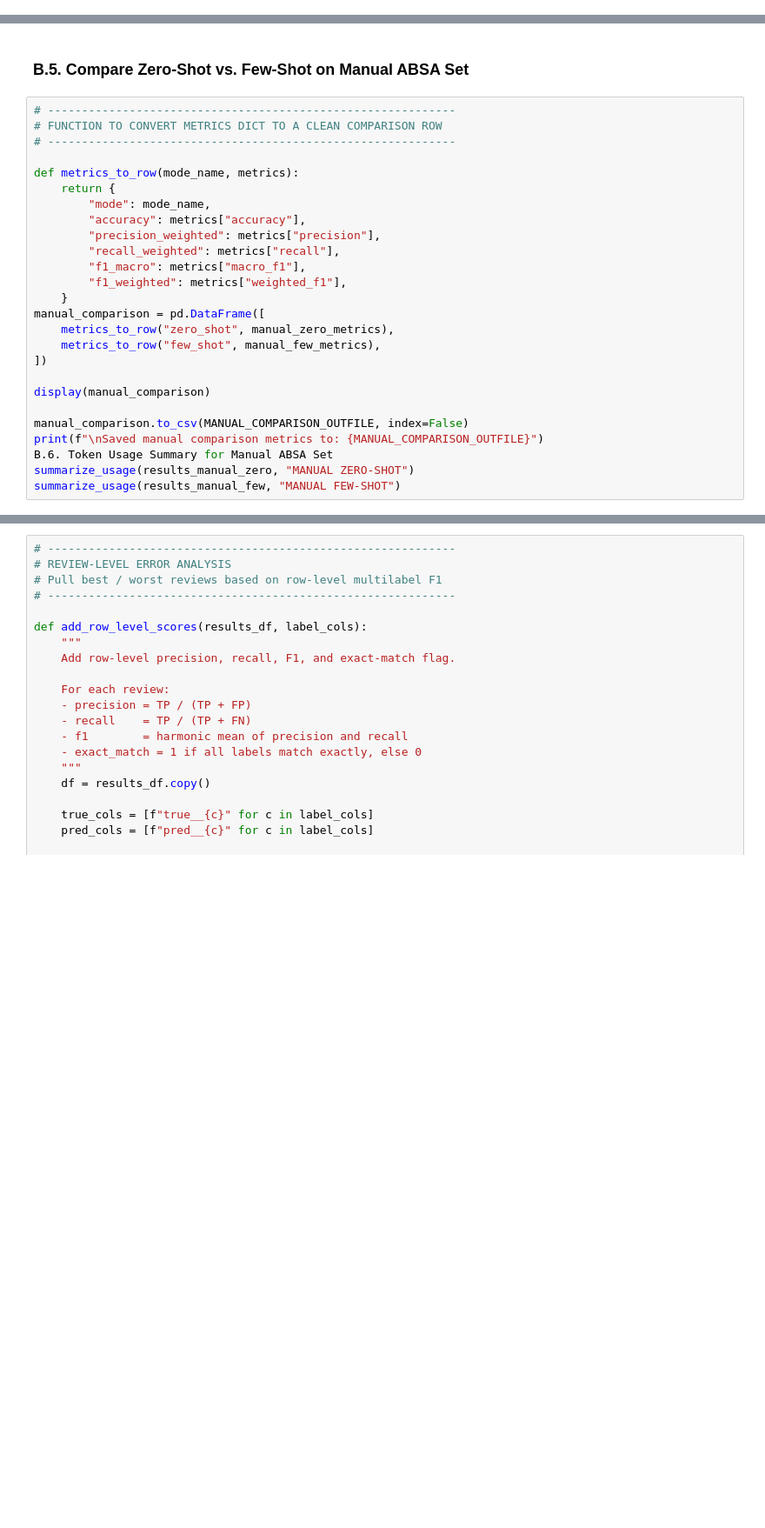
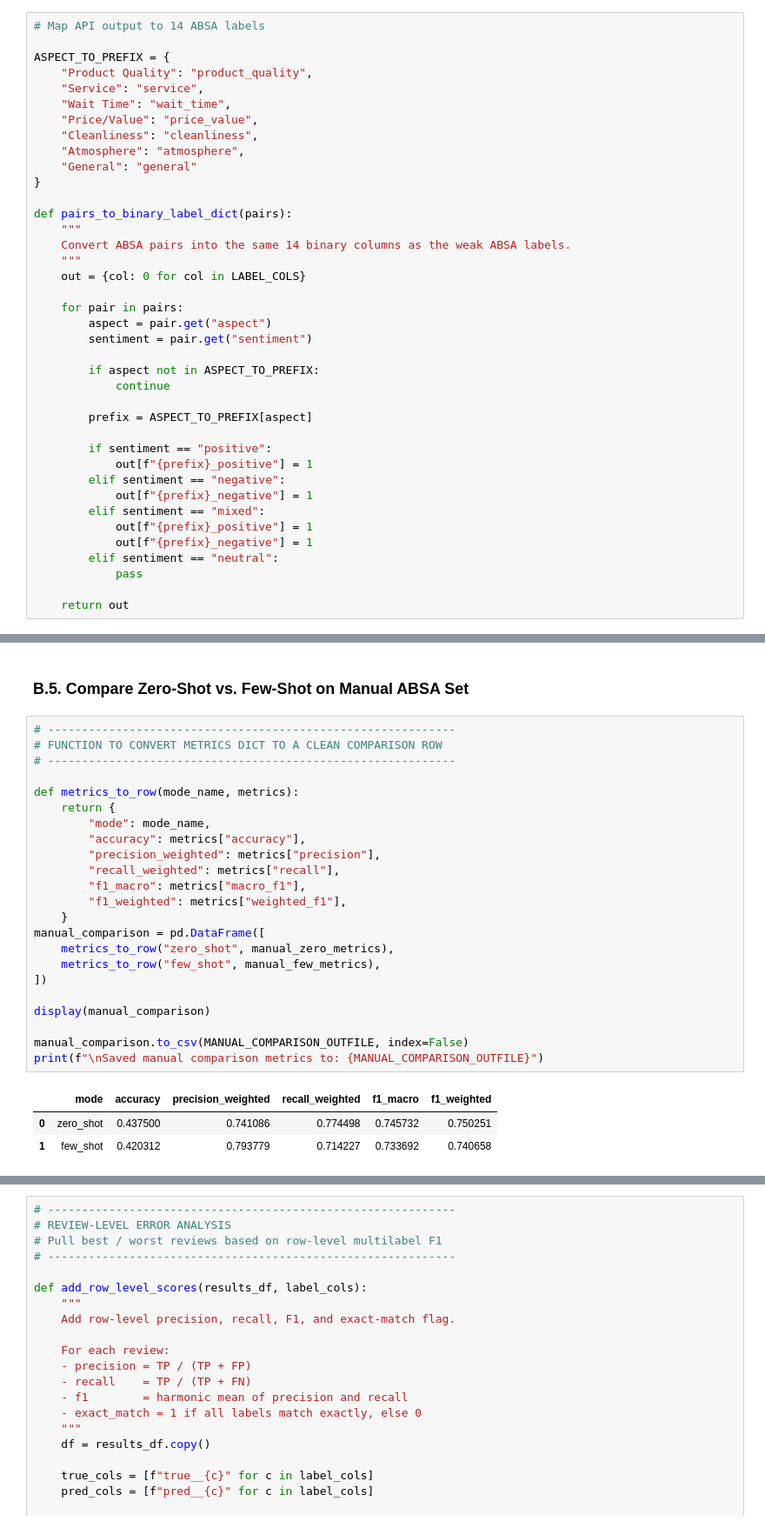
Before and after one commit to zmosDS/google_review_insights, a Jupyter notebook: notebooks/07b_model_llm_prompt_man.ipynb, the cells around one changed output, grey strips where cells are left out. Shown at 87% size. Drawn from its saved outputs; the diff is of its cells as text; blank space fills up the shorter version.

```diff
--- a/notebooks/07b_model_llm_prompt_man.ipynb
+++ b/notebooks/07b_model_llm_prompt_man.ipynb
@@ -316,0 +613,39 @@ display(df_manual_eval.head(3))
+# %%
+# Map API output to 14 ABSA labels
+
+ASPECT_TO_PREFIX = {
+    "Product Quality": "product_quality",
+    "Service": "service",
+    "Wait Time": "wait_time",
+    "Price/Value": "price_value",
+    "Cleanliness": "cleanliness",
+    "Atmosphere": "atmosphere",
+    "General": "general"
+}
+
+def pairs_to_binary_label_dict(pairs):
+    """
+    Convert ABSA pairs into the same 14 binary columns as the weak ABSA labels.
+    """
+    out = {col: 0 for col in LABEL_COLS}
+
+    for pair in pairs:
+        aspect = pair.get("aspect")
+        sentiment = pair.get("sentiment")
+
+        if aspect not in ASPECT_TO_PREFIX:
+            continue
+
+        prefix = ASPECT_TO_PREFIX[aspect]
+
+        if sentiment == "positive":
+            out[f"{prefix}_positive"] = 1
+        elif sentiment == "negative":
+            out[f"{prefix}_negative"] = 1
+        elif sentiment == "mixed":
+            out[f"{prefix}_positive"] = 1
+            out[f"{prefix}_negative"] = 1
+        elif sentiment == "neutral":
+            pass
+
+    return out
@@ -354,26 +848,27 @@ print_multilabel_results("MANUAL ABSA FEW-SHOT METRICS", manual_few_metrics)
 # %%
 # ------------------------------------------------------------
 # FUNCTION TO CONVERT METRICS DICT TO A CLEAN COMPARISON ROW
 # ------------------------------------------------------------
 
 def metrics_to_row(mode_name, metrics):
     return {
         "mode": mode_name,
         "accuracy": metrics["accuracy"],
         "precision_weighted": metrics["precision"],
         "recall_weighted": metrics["recall"],
         "f1_macro": metrics["macro_f1"],
         "f1_weighted": metrics["weighted_f1"],
     }
 manual_comparison = pd.DataFrame([
     metrics_to_row("zero_shot", manual_zero_metrics),
     metrics_to_row("few_shot", manual_few_metrics),
 ])
 
 display(manual_comparison)
 
 manual_comparison.to_csv(MANUAL_COMPARISON_OUTFILE, index=False)
 print(f"\nSaved manual comparison metrics to: {MANUAL_COMPARISON_OUTFILE}")
-B.6. Token Usage Summary for Manual ABSA Set
-summarize_usage(results_manual_zero, "MANUAL ZERO-SHOT")
-summarize_usage(results_manual_few, "MANUAL FEW-SHOT")
+# %% [output]
+|  | mode | accuracy | precision_weighted | recall_weighted | f1_macro | f1_weighted |
+| 0 | zero_shot | 0.437500 | 0.741086 | 0.774498 | 0.745732 | 0.750251 |
+| 1 | few_shot | 0.420312 | 0.793779 | 0.714227 | 0.733692 | 0.740658 |
```
Also changed, not shown: parts of 26 cells of this notebook.
